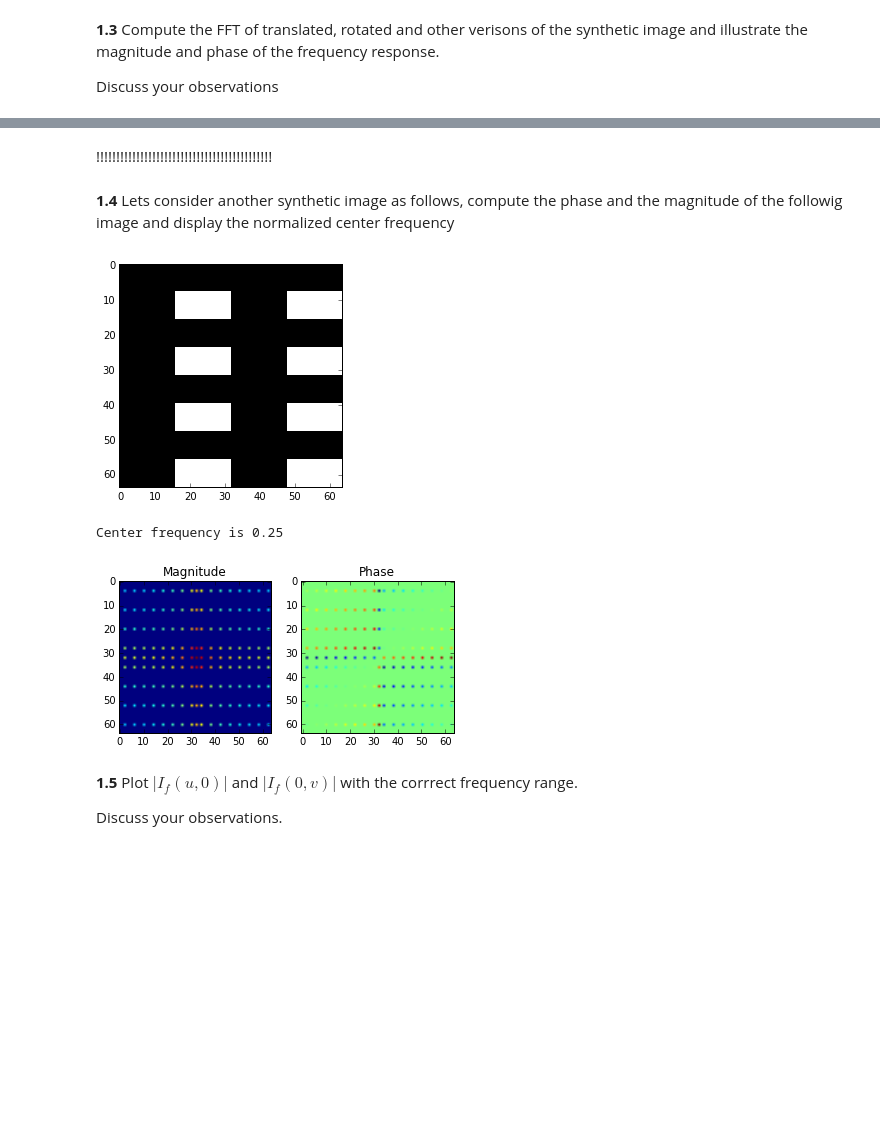
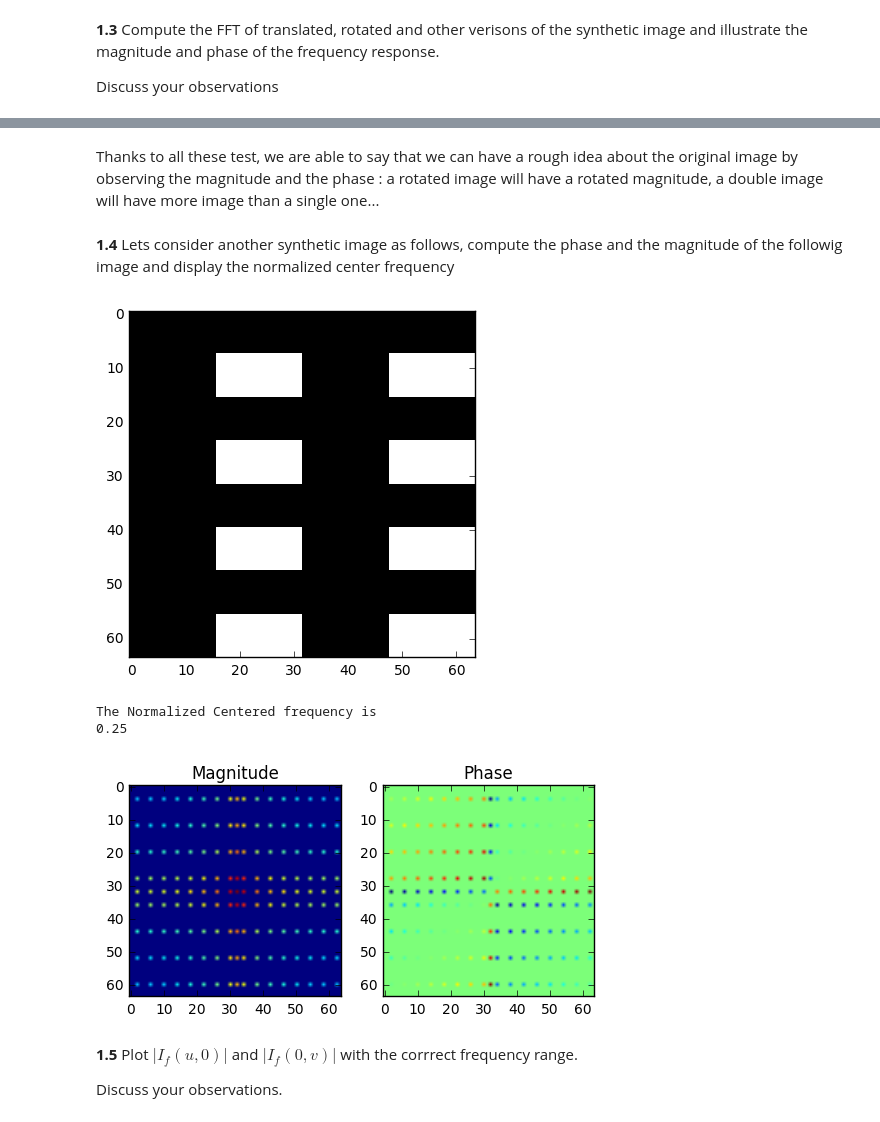
Before and after one commit to Totohm/DSP-TP-1617, a Jupyter notebook: Lab5/python/Lab5.ipynb, the cells around one changed output, grey strips where cells are left out. Saved outputs shown, nothing was run; the diff lists cells and outputs as text; code cells hidden in the pictures; blank space fills up the shorter version.

```diff
--- a/Lab5/python/Lab5.ipynb
+++ b/Lab5/python/Lab5.ipynb
@@ -196,41 +196,42 @@ ax2.set_title('Long : Phase')
-# %% [markdown]
-!!!!!!!!!!!!!!!!!!!!!!!!!!!!!!!!!!!!!!!!!!!!
+# %% [markdown]
+Thanks to all these test, we are able to say that we can have a rough idea about the original image by observing the magnitude and the phase : a rotated image will have a rotated magnitude, a double image will have more image than a single one...
 # %% [markdown]
 **1.4** Lets consider another synthetic image as follows, compute the phase and the magnitude of the followig image and display the normalized center frequency
 # %%
 N = 64
 Img = np.zeros((N,N))
 # Length of the signal
 T = 1.
 # Sampling period
 Ts = T/N
 Fs = 1./Ts
 df = Fs/N
 tem = np.ones((8,16))
 Img[N/8:N/4, N/4:N/2] = tem
 Img[0:N/4,N/2:] = Img[0:N/4, :N/2]
 Img[N/4:N/2,:] = Img[0:N/4 ,:]
 Img[N/2:,:] = Img[0:N/2,:]
 
 plt.figure #Plot the original image
 io.imshow(Img)
 plt.show()
 
 Img_freq = np.fft.fftshift(np.fft.fft2(Img))# Compute the DFT
 
 f, (ax1, ax2) = plt.subplots(1, 2)# Show the magnitude and the phase
 ax1.imshow(exposure.adjust_log(np.abs(Img_freq)))
 ax1.set_title('Magnitude')
 ax2.imshow(np.angle(Img_freq))
 ax2.set_title('Phase')
 
-
-
-print 'Center frequency is {}'.format(np.abs(Img_freq[N/2, N/2]/(N*N)))
+NCF = np.abs(Img_freq[N/2, N/2]/(N*N)) #Compute the normalized centered frequency and display it
+print ("The Normalized Centered frequency is ")
+print (NCF)
 # %% [output]
-[figure, old version]
+[figure, new version]
-Center frequency is 0.25
+The Normalized Centered frequency is
+0.25
-[figure, old version]
+[figure, new version]
 # %% [markdown]
 **1.5** Plot $|I_{f}(u,0)|$ and $|I_{f}(0,v)|$ with the corrrect frequency range.
 
```
Also changed, not shown: parts of 7 cells of this notebook.
